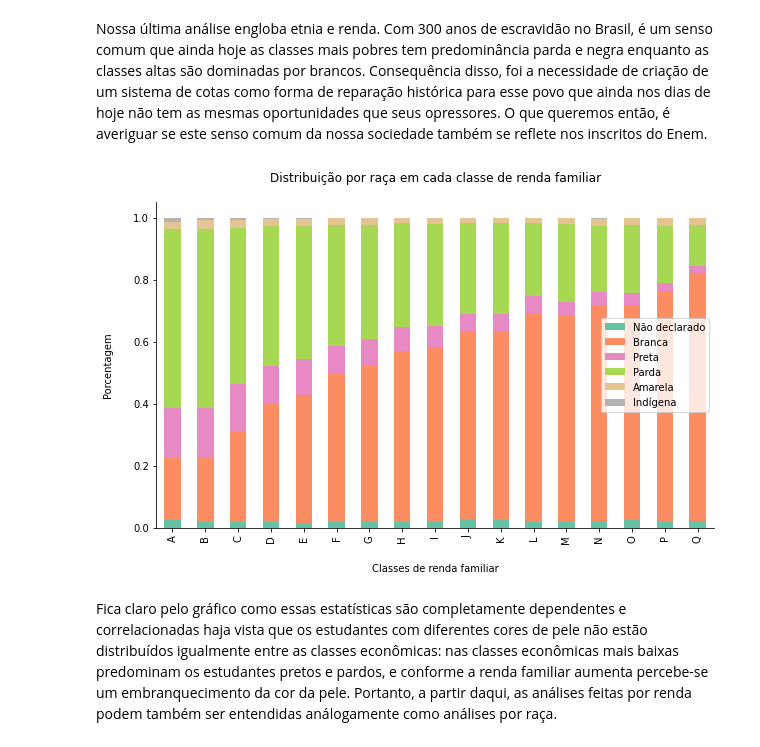
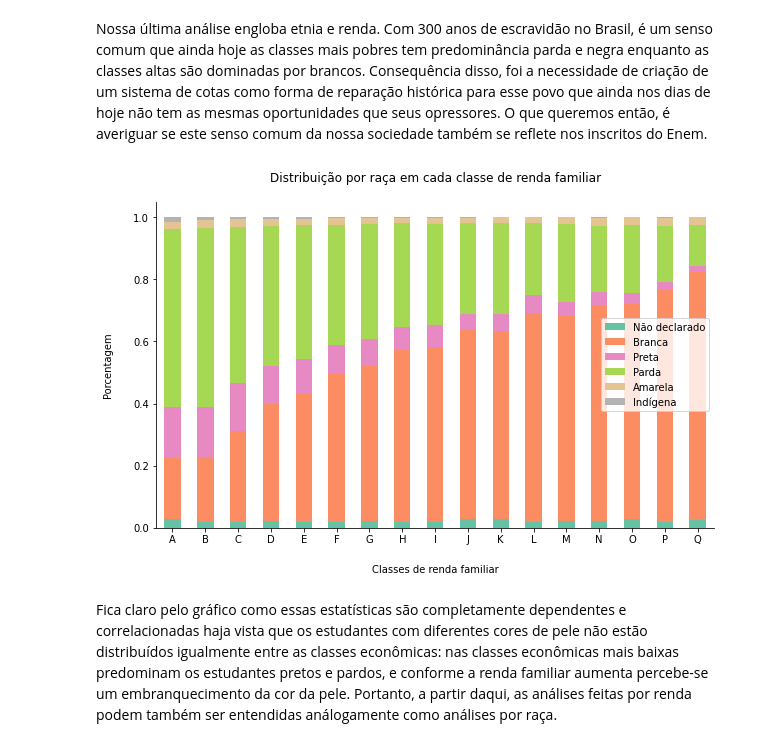
Before and after one commit to vinismachadoo/alura-imersao-dados-2, a Jupyter notebook: microdados_enem_2019.ipynb, the cells around one changed output. Saved outputs shown, nothing was run; the diff lists cells and outputs as text; code cells hidden in the pictures.

```diff
--- a/microdados_enem_2019.ipynb
+++ b/microdados_enem_2019.ipynb
@@ -195,14 +195,15 @@ relacao_renda_raca.rename(columns={0:'Não declarado',1:'Branca',2:'Preta',3:'Pa
 # %%
 fig, ax = plt.subplots(figsize=(10,6))
 relacao_renda_raca.plot(kind='bar', stacked=True, colormap='Set2', ax=ax)
 plt.title('Distribuição por raça em cada classe de renda familiar', pad=20, fontsize=12, color='black')
 plt.xlabel('Classes de renda familiar', labelpad=20)
+plt.xticks(label=classes_renda, rotation=0)
 plt.ylabel('Porcentagem', labelpad=20)
 sns.despine()
 plt.legend()
 plt.show()
 # %% [output]
-[figure, old version]
+[figure, new version]
 # %% [markdown]
 Fica claro pelo gráfico como essas estatísticas são completamente dependentes e correlacionadas haja vista que os estudantes com diferentes cores de pele não estão distribuídos igualmente entre as classes econômicas: nas classes econômicas mais baixas predominam os estudantes pretos e pardos, e conforme a renda familiar aumenta percebe-se um embranquecimento da cor da pele. Portanto, a partir daqui, as análises feitas por renda podem também ser entendidas análogamente como análises por raça.
 # %% [markdown]
```
Also changed, not shown: parts of 2 cells of this notebook.
